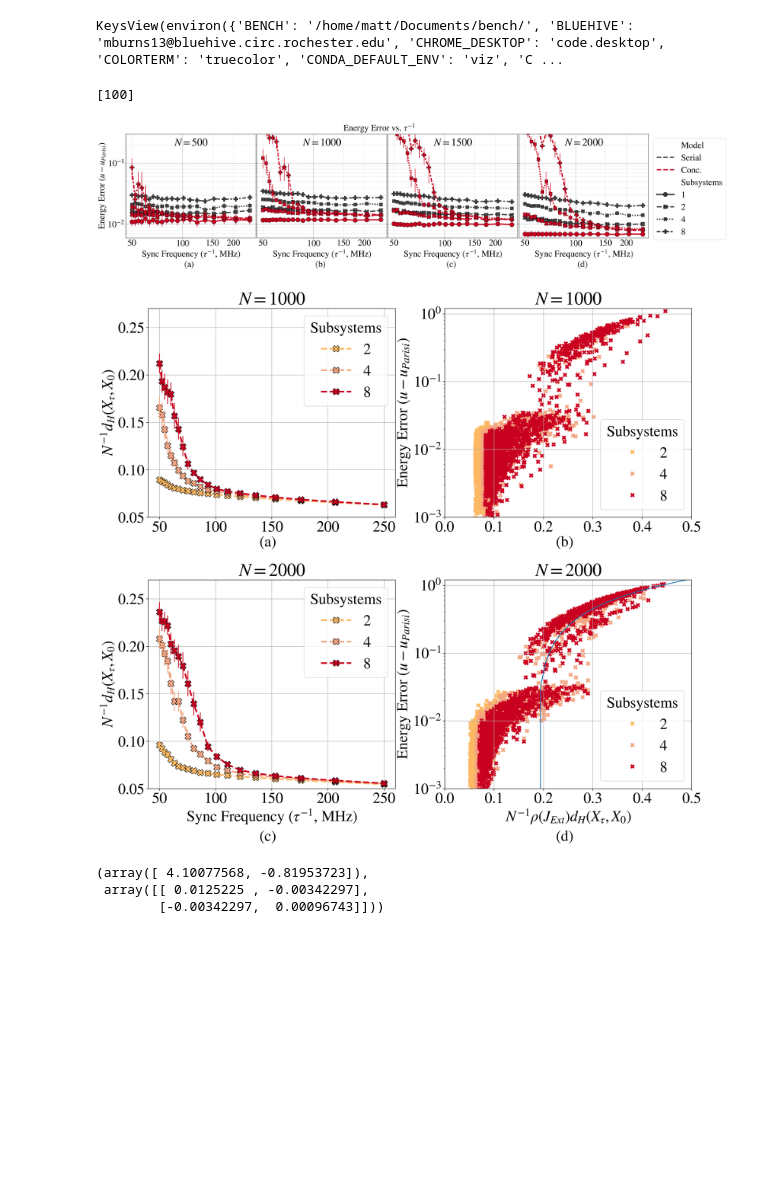
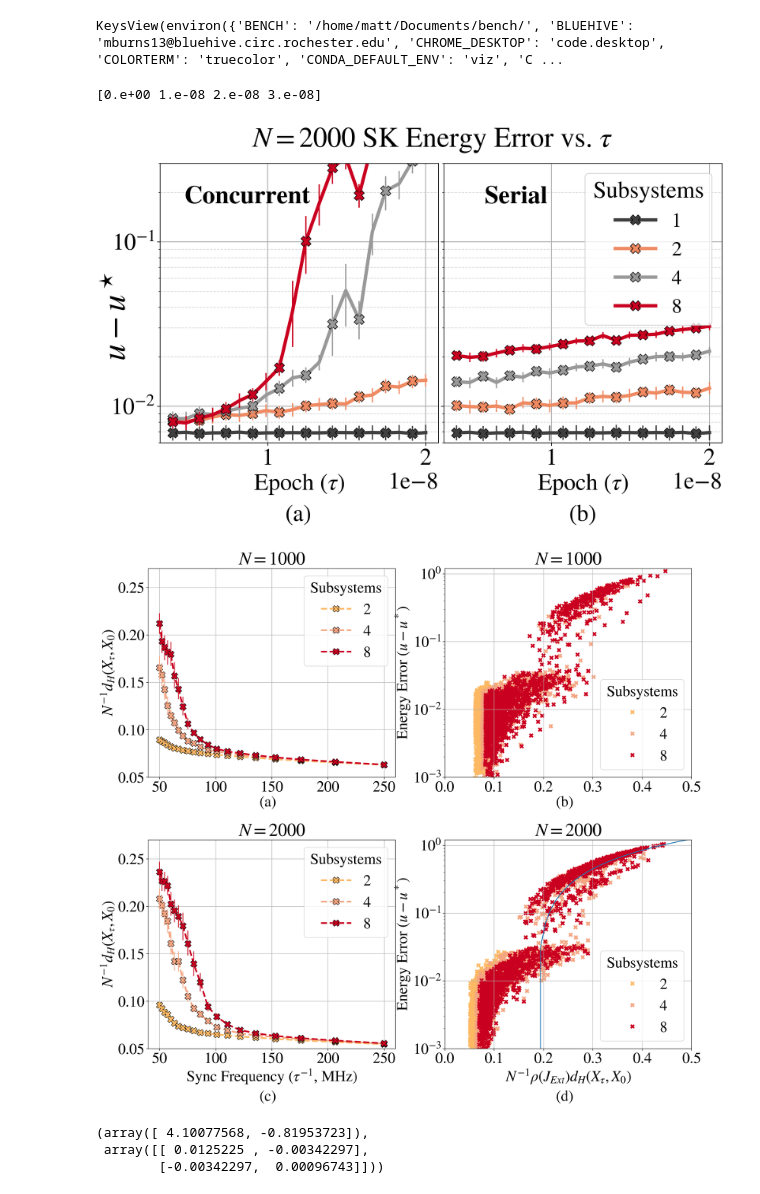
Before and after one commit to mxburns2022/Parallel-Ising-Analysis, a Jupyter notebook: notebooks/sk_graph.ipynb, the cells around one changed output. Drawn from its saved outputs; the diff is of its cells as text; code cells hidden in the pictures; blank space fills up the shorter version.

Commit message:
added updated data and plots

```diff
--- a/notebooks/sk_graph.ipynb
+++ b/notebooks/sk_graph.ipynb
@@ -28,81 +21,75 @@ lim_df[['graph', 'tpart']].value_counts()
 # %%
 brim_df = pd.read_csv('../data/sk_full.csv').rename(columns={'blocks': 'Subsystems'})
 brim_df['Model'] = brim_df['concurrent'].replace({True: 'Conc.', False: 'Serial'})
-fig, axs = plt.subplots(ncols=4, figsize=(30,6),
-                       gridspec_kw={'wspace':0.01})
+fig, axs = plt.subplots(ncols=2, figsize=(12,6), gridspec_kw=dict(wspace=0.02))
 palette = [ "#404040",
-            # "#fdb863",
-            # "#f4a582",
+            "#ef8a62",
+            "#999999",
             "#ca0020"
             ]
-axs = axs.T
-ax = axs[0]
+# axs = [ax]
 brim_df['Bandwidth'] = 1 / brim_df['tpart'] / 1e6
 brim_df['error'] = brim_df['u'] - -0.7633
 line_args = dict(
     y='error',
-    x='Bandwidth',
-    linestyle='--',
+    x='tpart',
+    linestyle='solid',
     # marker='X',
     markers=True,
-    markersize=14,
-    style='Subsystems',
+    markersize=12,
     markeredgecolor='black',
+    marker='X',
     linewidth=4,
-    hue='Model',
+    hue='Subsystems',
     err_style='bars',
+    markevery=2,
     palette=palette
 )
-sns.lineplot(ax=ax,
-             data=brim_df.query('nodes==500 and (Subsystems == 1 or Subsystems == 2 or Subsystems == 4 or Subsystems == 8)'),
-             **line_args
-)
-ax.legend()
-ax = axs[1]
-sns.lineplot(ax=ax,
-             data=brim_df.query('nodes==1000 and (Subsystems == 1 or Subsystems == 2 or Subsystems == 4 or Subsystems == 8)'),
+sns.lineplot(ax=axs[0],
+             data=brim_df.query('nodes==2000 and (concurrent== True) and (Subsystems == 1 or Subsystems == 2 or Subsystems == 4 or Subsystems == 8)'),
              **line_args)
-ax = axs[2]
-sns.lineplot(ax=ax,
-             data=brim_df.query('nodes==1500 and (Subsystems == 1 or Subsystems == 2 or Subsystems == 4 or Subsystems == 8)'),
+sns.lineplot(ax=axs[1],
+             data=brim_df.query('nodes==2000 and (concurrent== False or Subsystems==1) and (Subsystems == 1 or Subsystems == 2 or Subsystems == 4 or Subsystems == 8)'),
              **line_args)
-ax = axs[3]
-sns.lineplot(ax=ax,
-             data=brim_df.query('nodes==2000 and (Subsystems == 1 or Subsystems == 2 or Subsystems == 4 or Subsystems == 8)'),
-             **line_args)
+axs[1].legend(fontsize=22)
 for ax, label in zip(axs, ['a', 'b', 'c', 'd']):
     ax.set_yscale('log')
-    ax.set_xscale('log')
-    ax.set_xticks([100], minor=False)
+    # ax.set_xscale('log')
+    # ax.set_xticks([100], minor=False)
     # ax.set_xticks(np.arange(40, 220, 20), minor=True)
-    ax.xaxis.set_major_locator(tk.FixedLocator([100]))
-    ax.xaxis.set_minor_locator(tk.FixedLocator([50, 150, 200]))
-    ax.xaxis.set_major_formatter(tk.ScalarFormatter())
-    ax.xaxis.set_minor_formatter(tk.ScalarFormatter())
+    # ax.xaxis.set_major_locator(tk.FixedLocator([100]))
+    # ax.xaxis.set_minor_locator(tk.FixedLocator([50, 150, 200]))
+    # ax.yaxis.set_major_formatter(tk.ScalarFormatter())
+    # ax.yaxis.set_minor_formatter(tk.ScalarFormatter())
     # ax.set_xlim(np.arange(40, 220, 20))
     ax.set_xlabel('Sync Frequency ($\\tau^{-1}$, MHz)')
     ax.set_ylim(6e-3, 3e-1)
     ax.grid(which='minor', linestyle='--', alpha=0.5)
     ax.grid(which='major', linewidth=1)
     ax.annotate(text=f"({label})", xy=(0.45, -0.28), xycoords='axes fraction', fontsize=28)
 print(axs[0].get_xticks())
 for ax in axs[1:]:
     ax.set_ylabel('')
     ax.set_yticklabels(['' for i in ax.get_yticks()])
 for ax in axs[0:-1]:
     ax.legend_ = None
-axs[0].set_ylabel('Energy Error ($u - u_{Parisi}$)')
-axs[0].set_title('$N=500$', y=0.87)
-axs[1].set_title('$N=1000$', y=0.87)
-axs[2].set_title('$N=1500$', y=0.87)
-axs[3].set_title('$N=2000$', y=0.87)
-fig.suptitle('Energy Error vs. $\\tau^{-1}$', fontsize=28, y=0.96)
-axs[-1].legend(bbox_to_anchor=(1,1), loc='upper left')
+axs[0].set_ylabel('$u - u^\\star$', fontsize=40)
+axs[0].yaxis.set_label_coords(-0.1,0.45)
+fig.suptitle('$N=2000$ SK Energy Error vs. $\\tau$')
+# axs[1].set_title('$N=1000$', y=0.87)
+# axs[2].set_title('$N=1500$', y=0.87)
+# axs[3].set_title('$N=2000$', y=0.87)
+# fig.suptitle('Energy Error vs. $\\tau^{-1}$', fontsize=28, y=0.96)
+axs[-1].legend(fontsize=24, title='Subsystems')
+axs[0].annotate('Concurrent', xy=(0.14, .8), xycoords='subfigure fraction', weight='bold', fontsize=30)
+axs[1].annotate('Serial', xy=(0.615, .8), xycoords='subfigure fraction', weight='bold', fontsize=30)
+axs[0].set_xlabel("Epoch ($\\tau$)")
+axs[1].set_xlabel("Epoch ($\\tau$)")
 fig.savefig('../figures/sk_comparison.pdf', bbox_inches='tight', dpi=300)
 plt.show()
 # %% [output]
-[100]
+[0.e+00 1.e-08 2.e-08 3.e-08]
-[figure, old version]
+[figure, new version]
 # %%
 df2 = pd.read_csv('../data/sk_full.csv').rename(columns={'blocks': 'Subsystems'}).query('concurrent')
 
@@ -188,7 +175,7 @@ for ax in axs[1]:
     ax.grid()
     ax.set_ylim(1e-3, 1.2)
     ax.set_yscale('log')
-    ax.set_ylabel('Energy Error ($u - u_{Parisi}$)')
+    ax.set_ylabel('Energy Error ($u - u^*$)')
 for ax in axs[0]:
 #     ax.set_xlim(0.05, .35)
 #     ax.axhline(-0.7633)
@@ -214,7 +201,7 @@ axs[1][1].plot(x, y)
 fig.savefig('../figures/concurrent_hamming_scaling.pdf', bbox_inches='tight', dpi=300)
 plt.show()
 # %% [output]
-[figure, old version]
+[figure, new version]
 # %%
 from scipy.optimize import curve_fit
 def linear(x, a, b):
```
Also changed, not shown: parts of 1 cell of this notebook, 19 other files.
